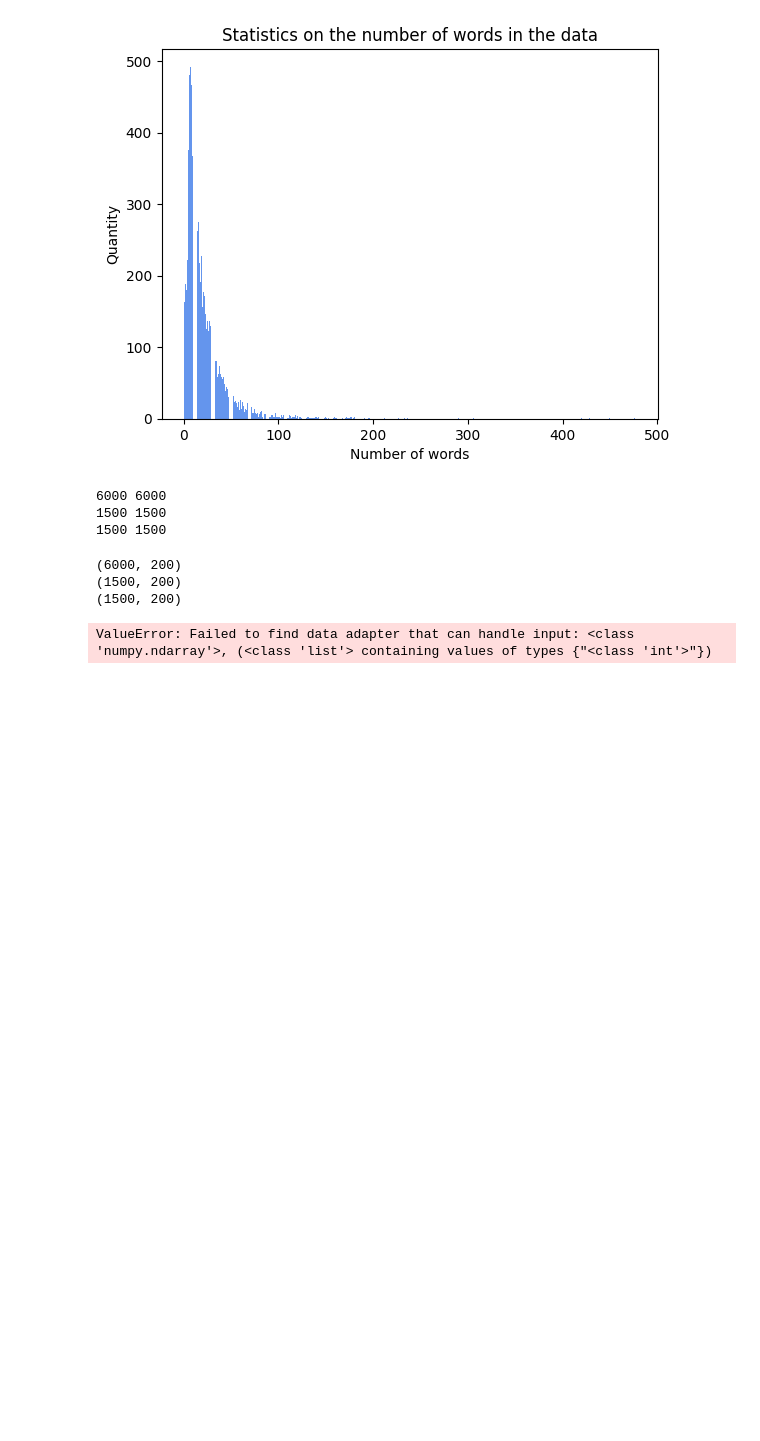
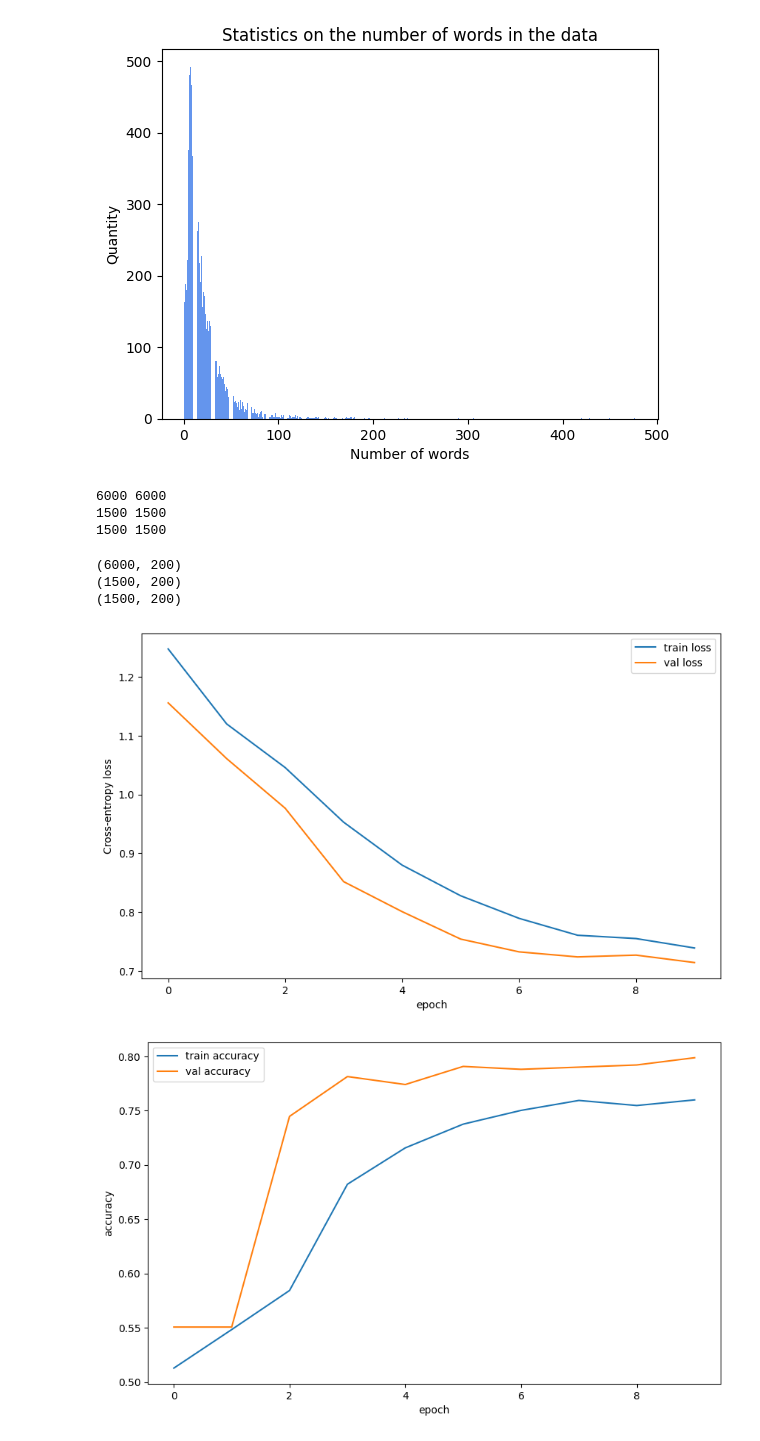
Before and after one commit to Akechi1412/Vietnamese-Review-Classification, a Jupyter notebook: train.ipynb, the cells around one changed output. Saved outputs shown, nothing was run; the diff lists cells and outputs as text; code cells hidden in the pictures; blank space fills up the shorter version.

```diff
--- a/train.ipynb
+++ b/train.ipynb
@@ -44,6 +72,7 @@ print(len(x_test), len(y_test))
 # %%
 from keras.preprocessing.text import Tokenizer
 from keras.preprocessing.sequence import pad_sequences
+from keras.utils import to_categorical
 
 # Tokenize text data
 tokenizer = Tokenizer()
@@ -62,23 +91,50 @@ x_test_pad = pad_sequences(x_test_seq, maxlen=max_len)
 print(f'({len(x_train_pad)}, {len(x_train_pad[0])})')
 print(f'({len(x_val_pad)}, {len(x_val_pad[0])})')
 print(f'({len(x_test_pad)}, {len(x_test_pad[0])})')
+
+# Create one hot
+y_train_one_hot = to_categorical(y_train, num_classes=3)
+y_val_one_hot = to_categorical(y_val, num_classes=3)
+y_test_one_hot = to_categorical(y_test, num_classes=3)
 # %% [output]
 (6000, 200)
 (1500, 200)
 (1500, 200)
+# %%
+import numpy as np
+
+x_train_pad = np.array(x_train_pad)
+x_val_pad = np.array(x_val_pad)
+x_test_pad = np.array(x_test_pad)
+
+y_train_one_hot = np.array(y_train_one_hot)
+y_val_one_hot = np.array(y_val_one_hot)
+y_test_one_hot = np.array(y_test_one_hot)
 # %%
 from keras.models import Sequential
-from keras.layers import Embedding, LSTM, Dense
+from keras.layers import Embedding, LSTM, Dropout, Dense
+from keras import regularizers
 
 # Build RNN model
 model = Sequential()
 model.add(Embedding(input_dim=len(tokenizer.word_index)+1, output_dim=100, input_length=max_len))
-model.add(LSTM(units=64, dropout=0.2, recurrent_dropout=0.2))
-model.add(Dense(units=1, activation='sigmoid'))
-
-model.compile(loss='binary_crossentropy', optimizer='adam', metrics=['accuracy'])
+model.add(LSTM(units=4))
+model.add(Dense(units=64, activation='relu', kernel_regularizer=regularizers.L2(0.01)))
+model.add(Dropout(rate=0.5))
+model.add(Dense(units=32, activation='relu', kernel_regularizer=regularizers.L2(0.01)))
+model.add(Dropout(rate=0.5))
+model.add(Dense(units=16, activation='relu', kernel_regularizer=regularizers.L2(0.01)))
+model.add(Dropout(rate=0.5))
+model.add(Dense(units=3, activation='softmax', kernel_regularizer=regularizers.L2(0.01)))
+model.compile(loss='categorical_crossentropy', optimizer='adam', metrics=['accuracy'])
+model.summary()
 
 # Train the model
-model.fit(x_train_pad, y_train, batch_size=64, epochs=10, validation_data=(x_val_pad, y_val))
+history = model.fit(x_train_pad, y_train_one_hot, batch_size=50, epochs=10, validation_data=(x_val_pad, y_val_one_hot))
-# %% [output]
-ValueError: Failed to find data adapter that can handle input: <class 'numpy.ndarray'>, (<class 'list'> containing values of types {"<class 'int'>"})
+# %%
+from utils.plotter import plot_history_model
+
+plot_history_model(history)
+# %% [output]
+[figure, added]
+[figure, added]
```
Also changed, not shown: parts of 4 cells of this notebook.
